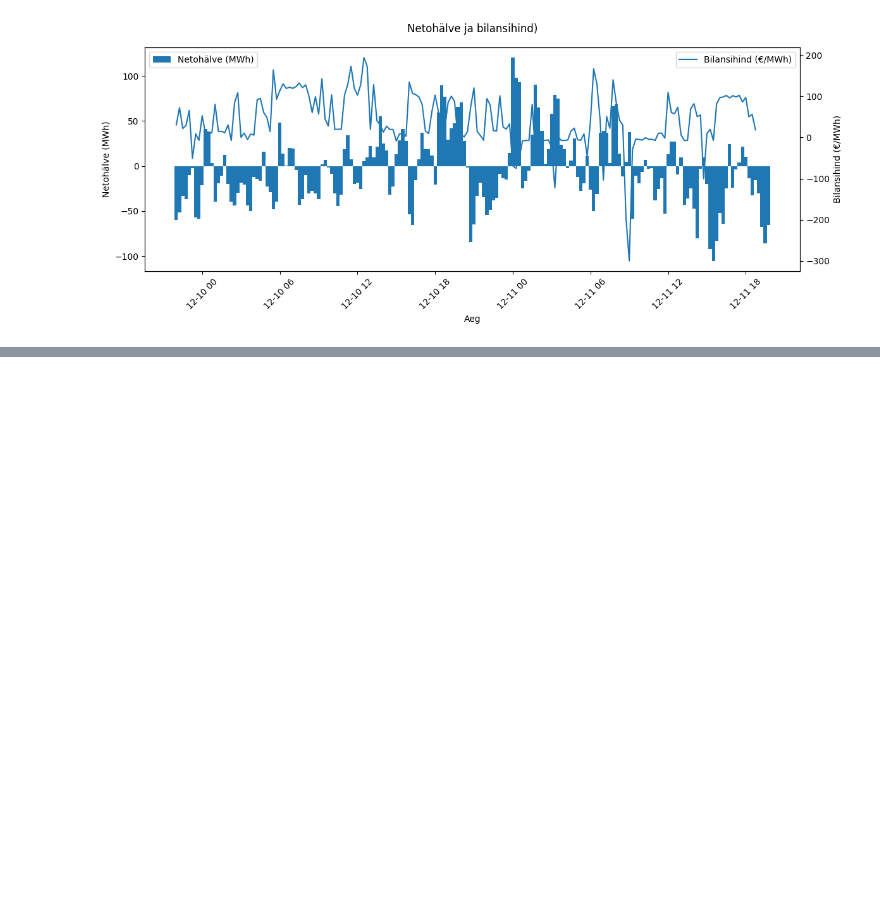
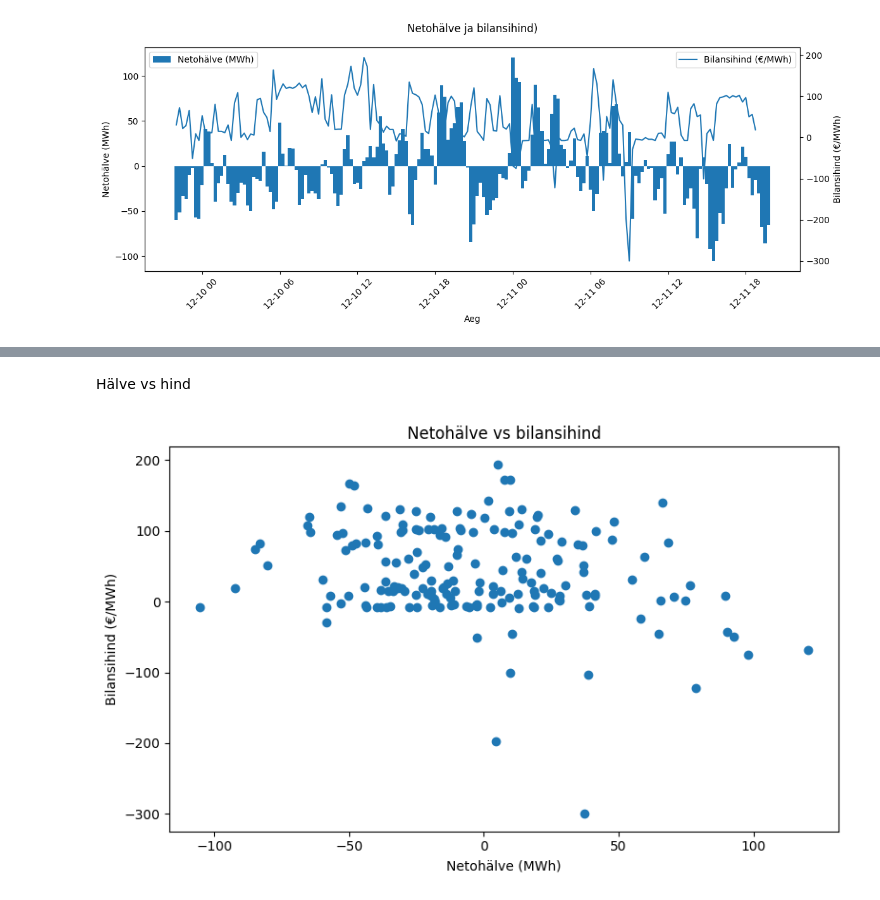
Before and after one commit to t6nislille/Balance-Process-Simulator, a Jupyter notebook: notebooks/04_visualisation.ipynb, the cells around one changed output, grey strips where cells are left out. Cells and saved outputs as stored; diff of their text form; code cells hidden in the pictures; blank space fills up the shorter version.

```diff
--- a/notebooks/04_visualisation.ipynb
+++ b/notebooks/04_visualisation.ipynb
@@ -106,0 +137,12 @@ plt.show()
+# %% [markdown]
+Hälve vs hind
+# %%
+plt.figure(figsize=(8, 5))
+plt.scatter(df["net_imbalance_mwh"], df["imbalance_price_eur_mwh"])
+plt.title("Netohälve vs bilansihind")
+plt.xlabel("Netohälve (MWh)")
+plt.ylabel("Bilansihind (€/MWh)")
+plt.tight_layout()
+plt.show()
+# %% [output]
+[figure, added]
```
Also changed, not shown: parts of 6 cells of this notebook, 1 other file.
